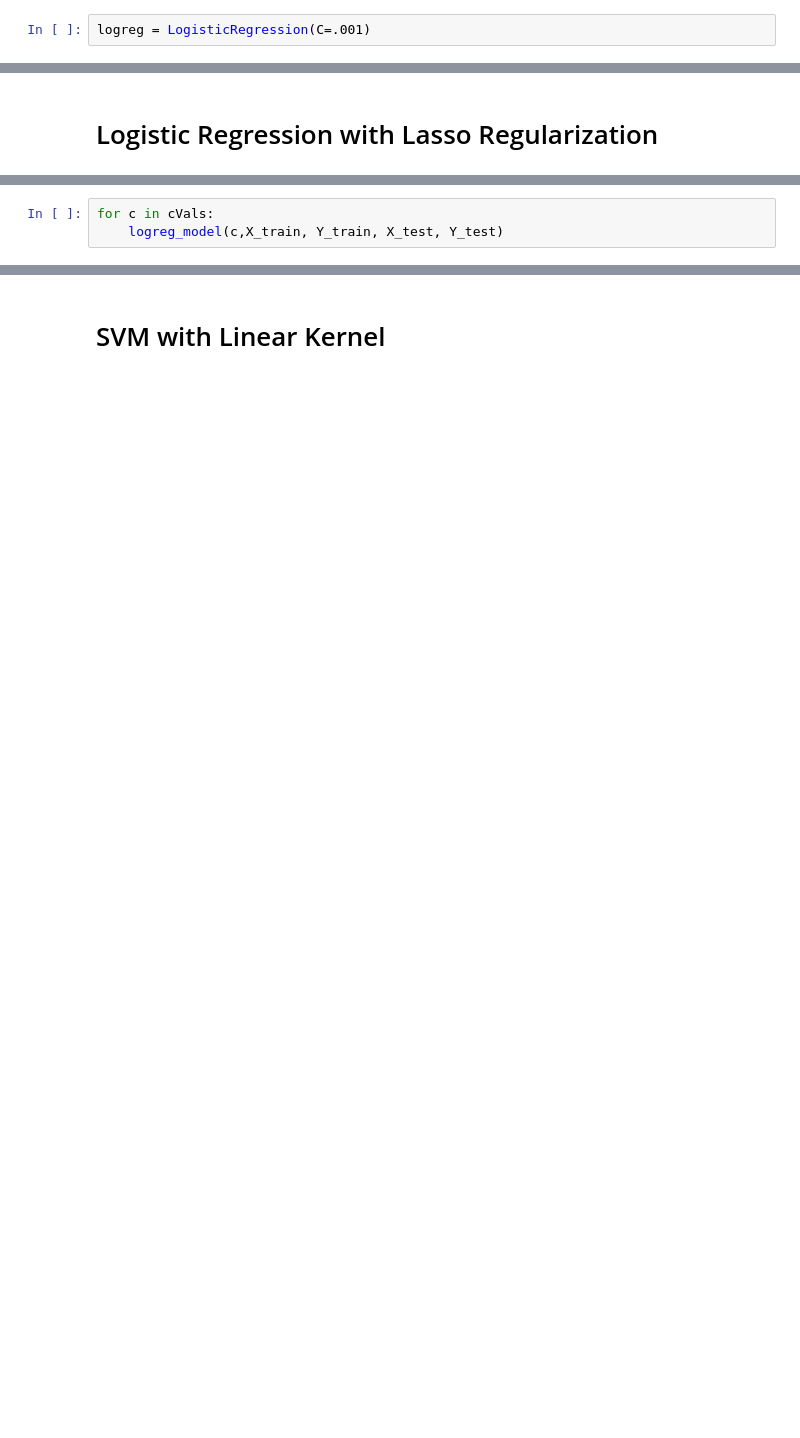
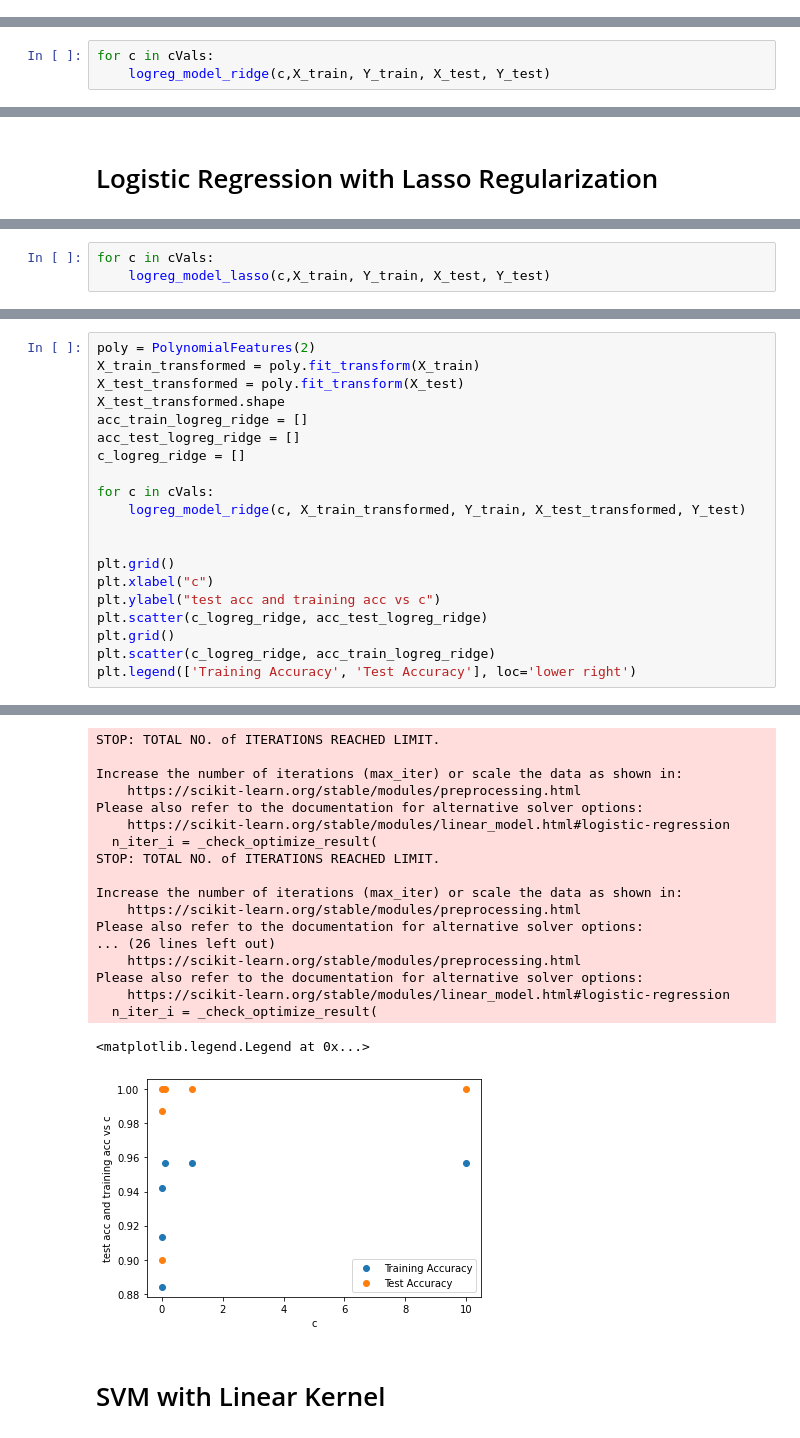
Before and after one commit to eccentricayman/WorldHappinessModel, a Jupyter notebook: Model.ipynb, the cells around one changed output, grey strips where cells are left out. Drawn from its saved outputs; the diff is of its cells as text; blank space fills up the shorter version.

```diff
--- a/Model.ipynb
+++ b/Model.ipynb
@@ -48,2 +38,0 @@ Y_test = Y[80:]
-# %%
-logreg = LogisticRegression(C=.001)
@@ -72,0 +58,3 @@ intercept
+# %%
+for c in cVals:
+    logreg_model_ridge(c,X_train, Y_train, X_test, Y_test)
@@ -97,4 +121,4 @@ def logreg_model(c, X_train, Y_train, X_test, Y_test):
 # %%
 for c in cVals:
-    logreg_model(c,X_train, Y_train, X_test, Y_test)
+    logreg_model_lasso(c,X_train, Y_train, X_test, Y_test)
 # %% [output]
@@ -128,0 +150,21 @@ plt.legend(['Training Accuracy', 'Test Accuracy'], loc='lower right')
+# %%
+poly = PolynomialFeatures(2)
+X_train_transformed = poly.fit_transform(X_train)
+X_test_transformed = poly.fit_transform(X_test)
+X_test_transformed.shape
+acc_train_logreg_ridge = []
+acc_test_logreg_ridge = []
+c_logreg_ridge = []
+
+for c in cVals:
+    logreg_model_ridge(c, X_train_transformed, Y_train, X_test_transformed, Y_test)
+
+
+plt.grid()
+plt.xlabel("c")
+plt.ylabel("test acc and training acc vs c")
+plt.scatter(c_logreg_ridge, acc_test_logreg_ridge)
+plt.grid()
+plt.scatter(c_logreg_ridge, acc_train_logreg_ridge)
+plt.legend(['Training Accuracy', 'Test Accuracy'], loc='lower right')
+# %% [output]
@@ -129,2 +183,21 @@ plt.legend(['Training Accuracy', 'Test Accuracy'], loc='lower right')
+STOP: TOTAL NO. of ITERATIONS REACHED LIMIT.
+
+Increase the number of iterations (max_iter) or scale the data as shown in:
+    https://scikit-learn.org/stable/modules/preprocessing.html
+Please also refer to the documentation for alternative solver options:
+    https://scikit-learn.org/stable/modules/linear_model.html#logistic-regression
+  n_iter_i = _check_optimize_result(
+STOP: TOTAL NO. of ITERATIONS REACHED LIMIT.
+
+Increase the number of iterations (max_iter) or scale the data as shown in:
+    https://scikit-learn.org/stable/modules/preprocessing.html
+Please also refer to the documentation for alternative solver options:
+... (26 lines left out)
+    https://scikit-learn.org/stable/modules/preprocessing.html
+Please also refer to the documentation for alternative solver options:
+    https://scikit-learn.org/stable/modules/linear_model.html#logistic-regression
+  n_iter_i = _check_optimize_result(
+<matplotlib.legend.Legend at 0x...>
+[figure, added]
 # %% [markdown]
 # SVM with Linear Kernel
```
Also changed, not shown: parts of 22 cells of this notebook.
